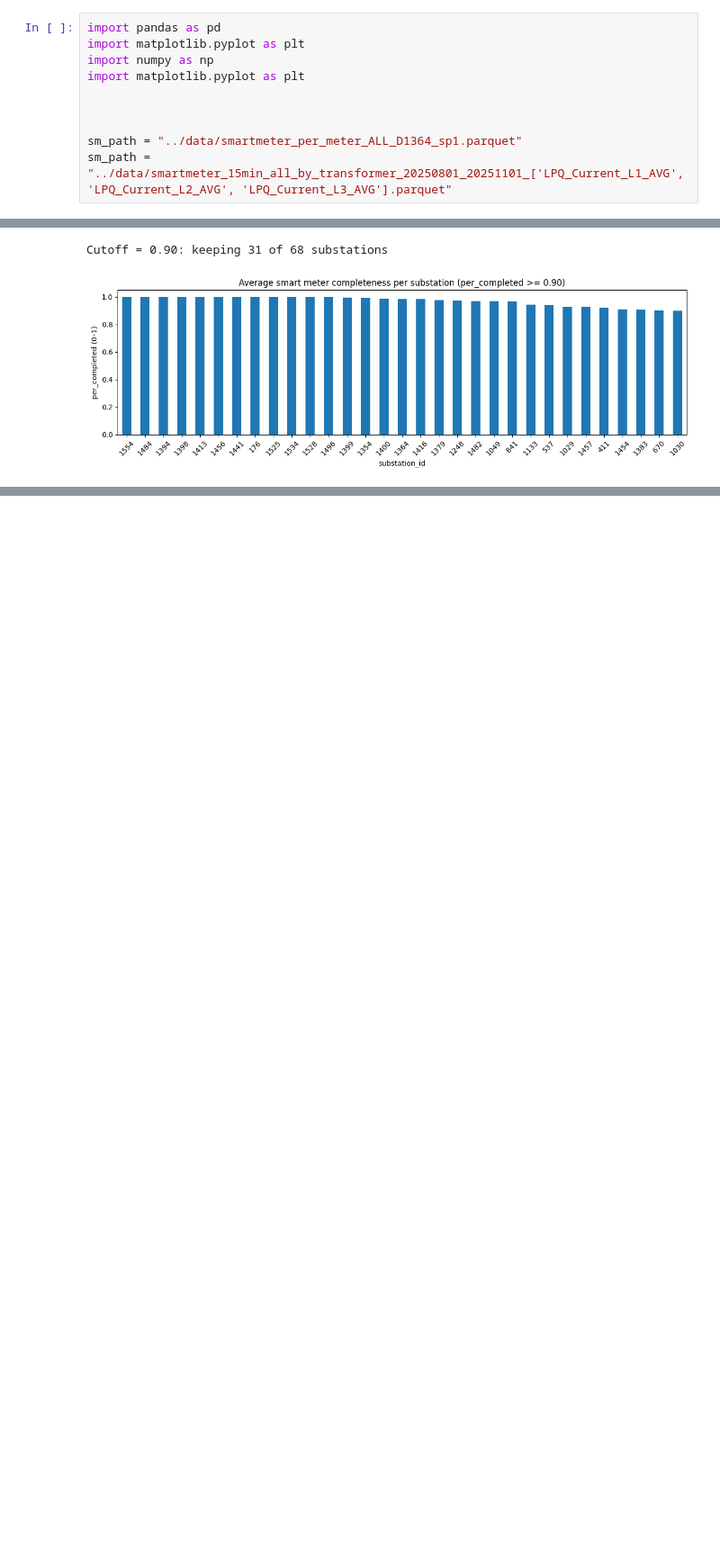
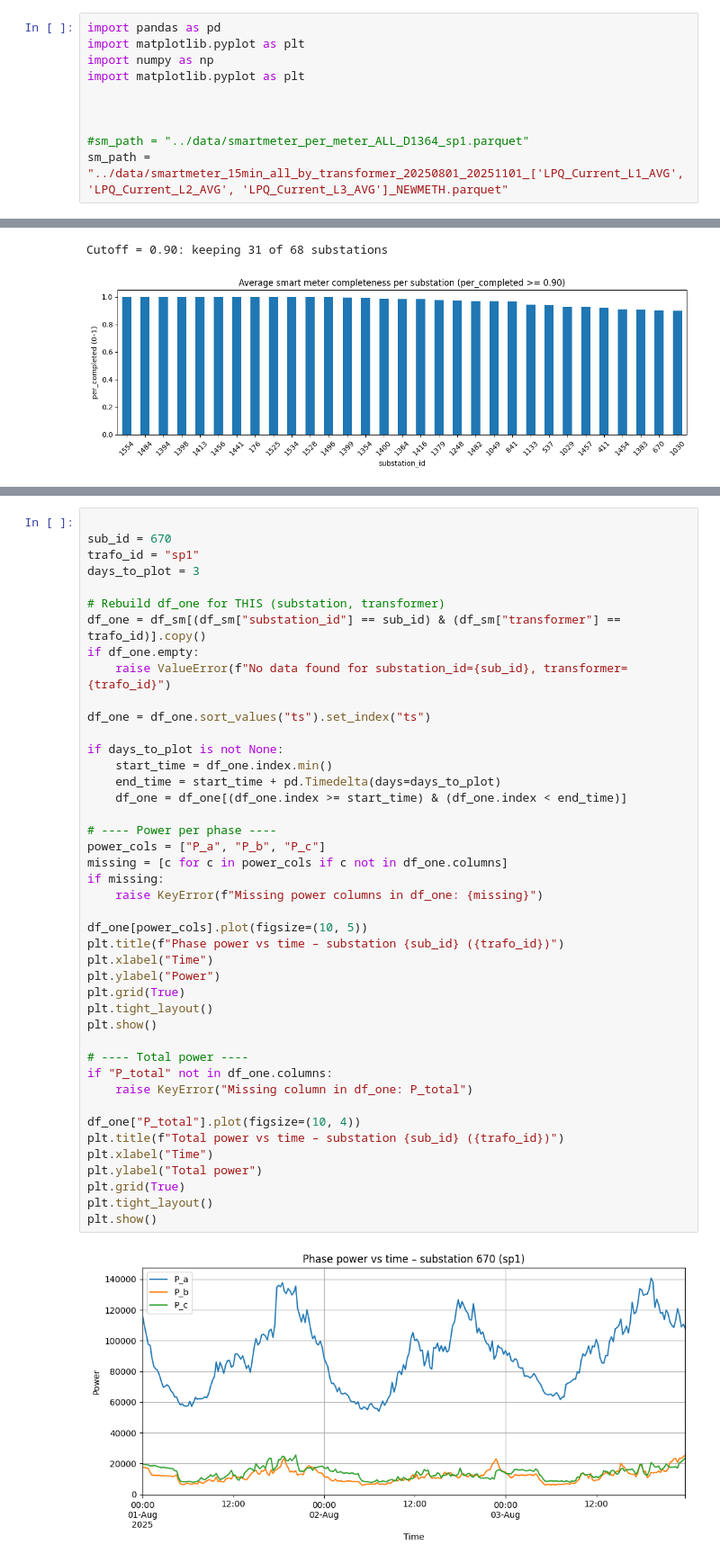
Before and after one commit to MindisBlank/Jasonaq_thesis, a Jupyter notebook: notebooks/SmartmeterLookup.ipynb, the cells around one changed output, grey strips where cells are left out. Shown at 90% size. Saved outputs shown, nothing was run; the diff lists cells and outputs as text; blank space fills up the shorter version.

```diff
--- a/notebooks/SmartmeterLookup.ipynb
+++ b/notebooks/SmartmeterLookup.ipynb
@@ -6,8 +6,8 @@ import matplotlib.pyplot as plt
 
 
 
-sm_path = "../data/smartmeter_per_meter_ALL_D1364_sp1.parquet"
-sm_path = "../data/smartmeter_15min_all_by_transformer_20250801_20251101_['LPQ_Current_L1_AVG', 'LPQ_Current_L2_AVG', 'LPQ_Current_L3_AVG'].parquet"
+#sm_path = "../data/smartmeter_per_meter_ALL_D1364_sp1.parquet"
+sm_path = "../data/smartmeter_15min_all_by_transformer_20250801_20251101_['LPQ_Current_L1_AVG', 'LPQ_Current_L2_AVG', 'LPQ_Current_L3_AVG']_NEWMETH.parquet"
 # %%
 df_sm = pd.read_parquet(sm_path)
 
@@ -239,0 +234,45 @@ Cutoff = 0.90: keeping 31 of 68 substations
+# %%
+
+sub_id = 670
+trafo_id = "sp1"
+days_to_plot = 3
+
+# Rebuild df_one for THIS (substation, transformer)
+df_one = df_sm[(df_sm["substation_id"] == sub_id) & (df_sm["transformer"] == trafo_id)].copy()
+if df_one.empty:
+    raise ValueError(f"No data found for substation_id={sub_id}, transformer={trafo_id}")
+
+df_one = df_one.sort_values("ts").set_index("ts")
+
+if days_to_plot is not None:
+    start_time = df_one.index.min()
+    end_time = start_time + pd.Timedelta(days=days_to_plot)
+    df_one = df_one[(df_one.index >= start_time) & (df_one.index < end_time)]
+
+# ---- Power per phase ----
+power_cols = ["P_a", "P_b", "P_c"]
+missing = [c for c in power_cols if c not in df_one.columns]
+if missing:
+    raise KeyError(f"Missing power columns in df_one: {missing}")
+
+df_one[power_cols].plot(figsize=(10, 5))
+plt.title(f"Phase power vs time – substation {sub_id} ({trafo_id})")
+plt.xlabel("Time")
+plt.ylabel("Power")
+plt.grid(True)
+plt.tight_layout()
+plt.show()
+
+# ---- Total power ----
+if "P_total" not in df_one.columns:
+    raise KeyError("Missing column in df_one: P_total")
+
+df_one["P_total"].plot(figsize=(10, 4))
+plt.title(f"Total power vs time – substation {sub_id} ({trafo_id})")
+plt.xlabel("Time")
+plt.ylabel("Total power")
+plt.grid(True)
+plt.tight_layout()
+plt.show()
+# %% [output]
+[figure, added]
```
Also changed, not shown: parts of 6 cells of this notebook, 4 other files.
